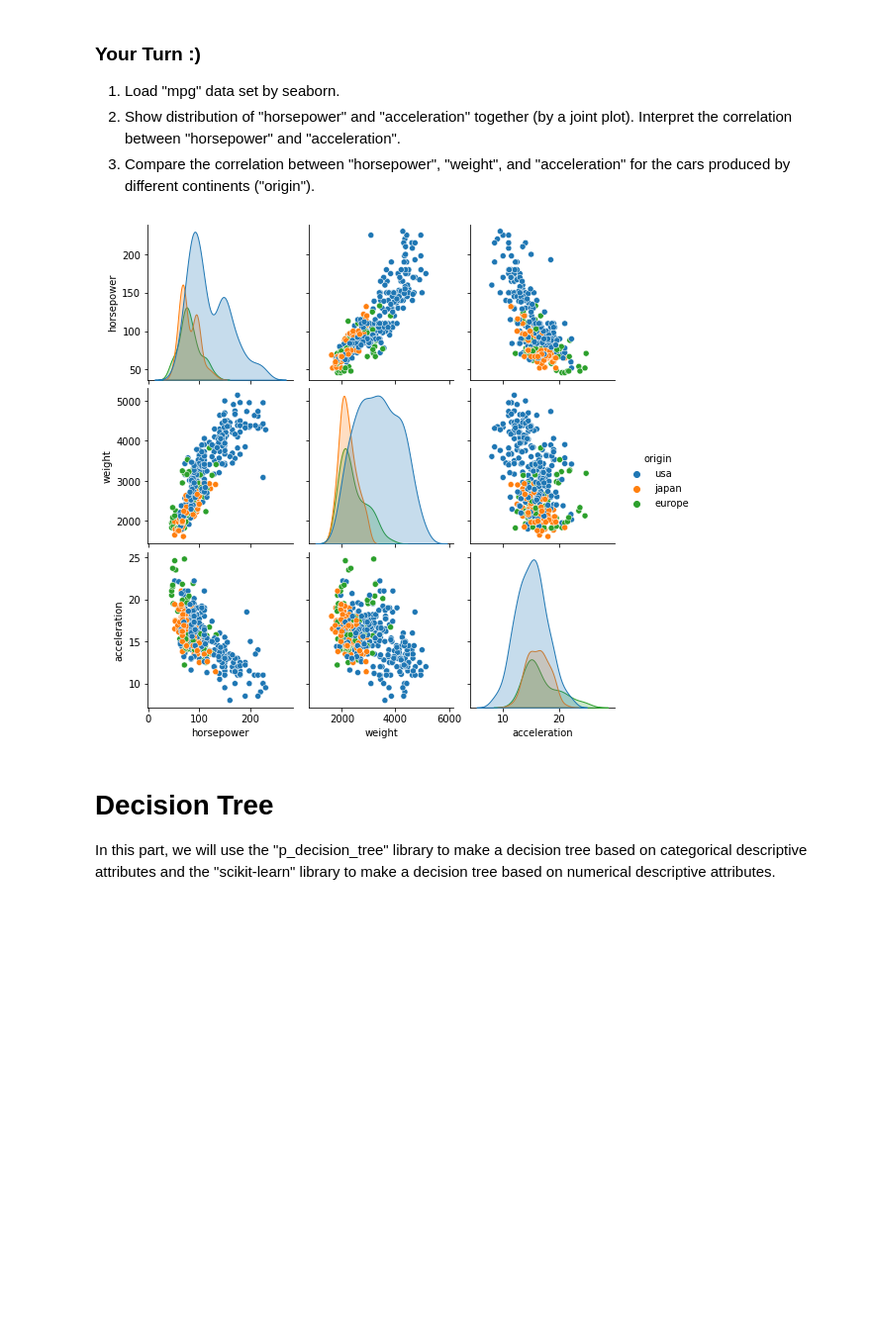
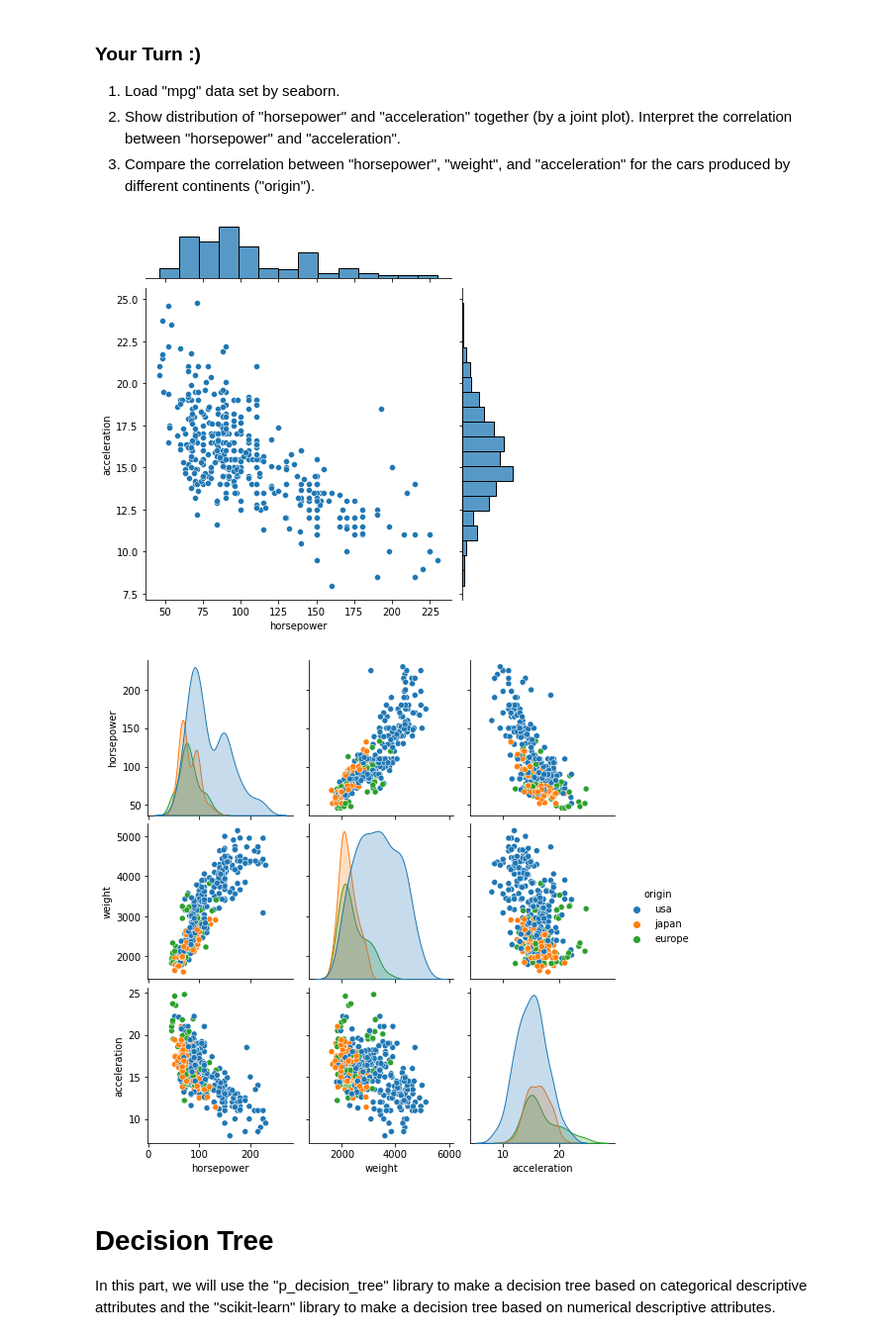
Before and after one commit to danikhani/ITDS-Instructions-WS20, a Jupyter notebook: Instruction3/Data Visualization_Decision Trees-Instruction.ipynb, the cells around one changed output. Shown at 99% size. Drawn from its saved outputs; the diff is of its cells as text; code cells hidden in the pictures; blank space fills up the shorter version.

```diff
--- a/Instruction3/Data Visualization_Decision Trees-Instruction.ipynb
+++ b/Instruction3/Data Visualization_Decision Trees-Instruction.ipynb
@@ -482,17 +482,17 @@ sns.pairplot(iris, kind="kde")
 # %%
 #Your answer
 import numpy as np
 import pandas as pd
 import seaborn as sns
 import matplotlib.pyplot as plt
 from scipy import stats
 
 mpg = sns.load_dataset("mpg")
-data.head()
-#sns.jointplot(data=mpg, x="horsepower", y="acceleration", kind="hex");  #kind= scatter, hex, reg,kde
+sns.jointplot(x="horsepower", y="acceleration", data=mpg, kind="scatter");
 sns.pairplot(mpg, vars = ['horsepower','weight','acceleration'], hue='origin');
 # %% [output]
-[figure, old version]
+[figure, new version]
+[figure, added]
 # %% [markdown]
 # Decision Tree
 In this part, we will use the "p_decision_tree" library to make a decision tree based on categorical descriptive attributes and the "scikit-learn" library to make a decision tree based on numerical descriptive attributes.
```
Also changed, not shown: parts of 1 cell of this notebook, 2 other files.
